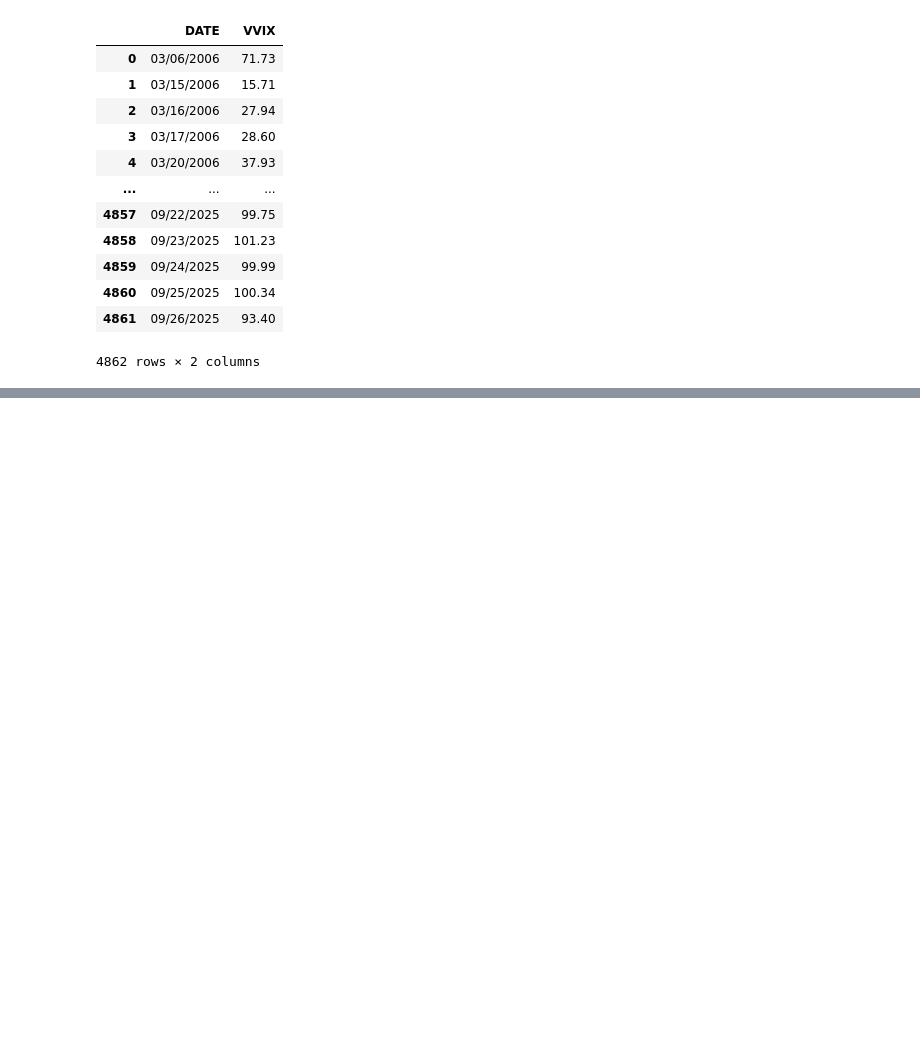
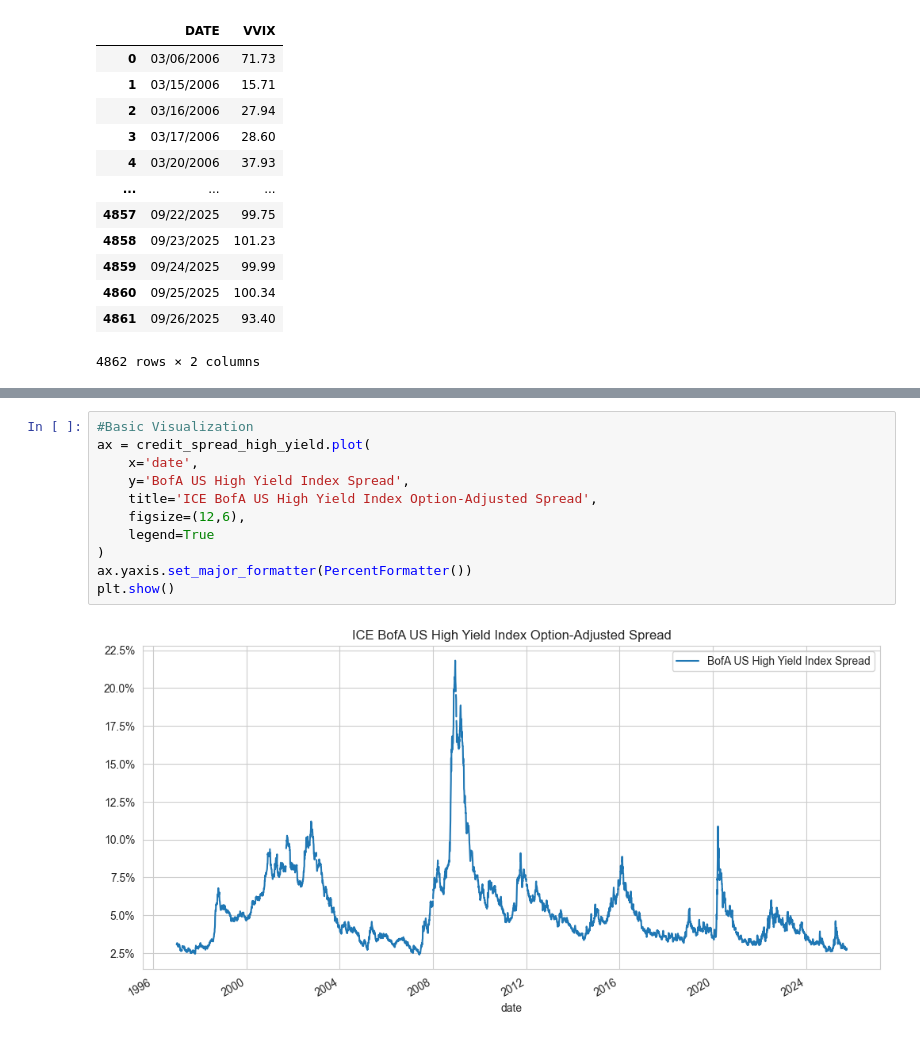
Before and after one commit to Pustak-007/ml_risk_overlay, a Jupyter notebook: Notebooks/01_Data_Acquisition_and_EDA.ipynb, the cells around one changed output, grey strips where cells are left out. Saved outputs shown, nothing was run; the diff lists cells and outputs as text; blank space fills up the shorter version.

```diff
--- a/Notebooks/01_Data_Acquisition_and_EDA.ipynb
+++ b/Notebooks/01_Data_Acquisition_and_EDA.ipynb
@@ -130,0 +186,13 @@ plt.show()
+# %%
+#Basic Visualization
+ax = credit_spread_high_yield.plot(
+    x='date',
+    y='BofA US High Yield Index Spread',
+    title='ICE BofA US High Yield Index Option-Adjusted Spread',
+    figsize=(12,6),
+    legend=True
+)
+ax.yaxis.set_major_formatter(PercentFormatter())
+plt.show()
+# %% [output]
+[figure, added]
```
Also changed, not shown: parts of 23 cells of this notebook.
